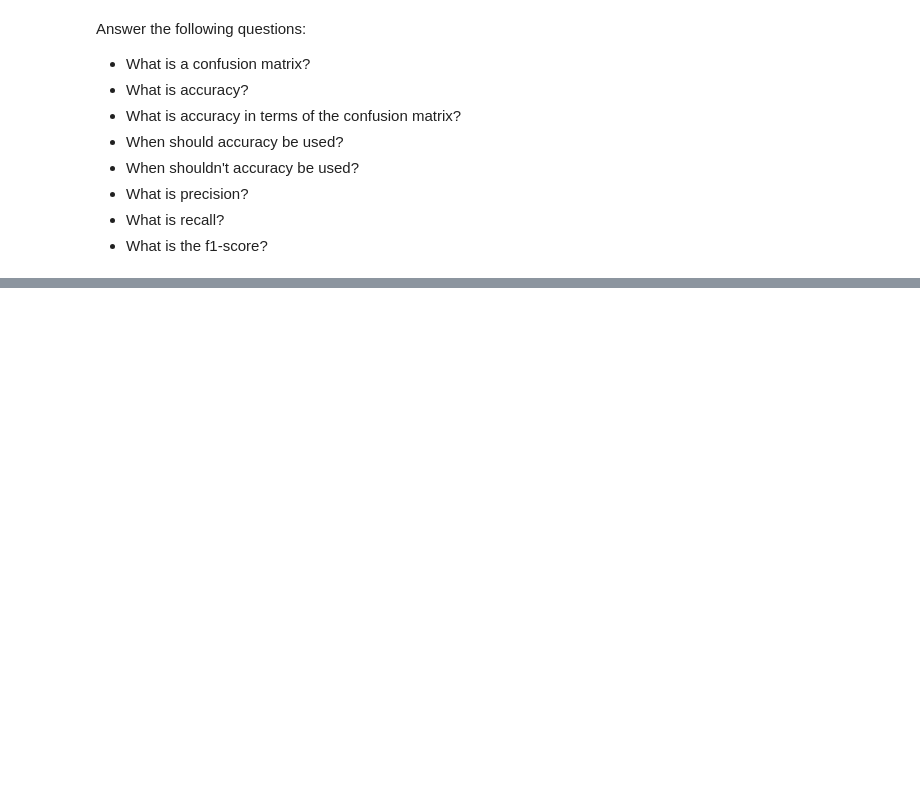
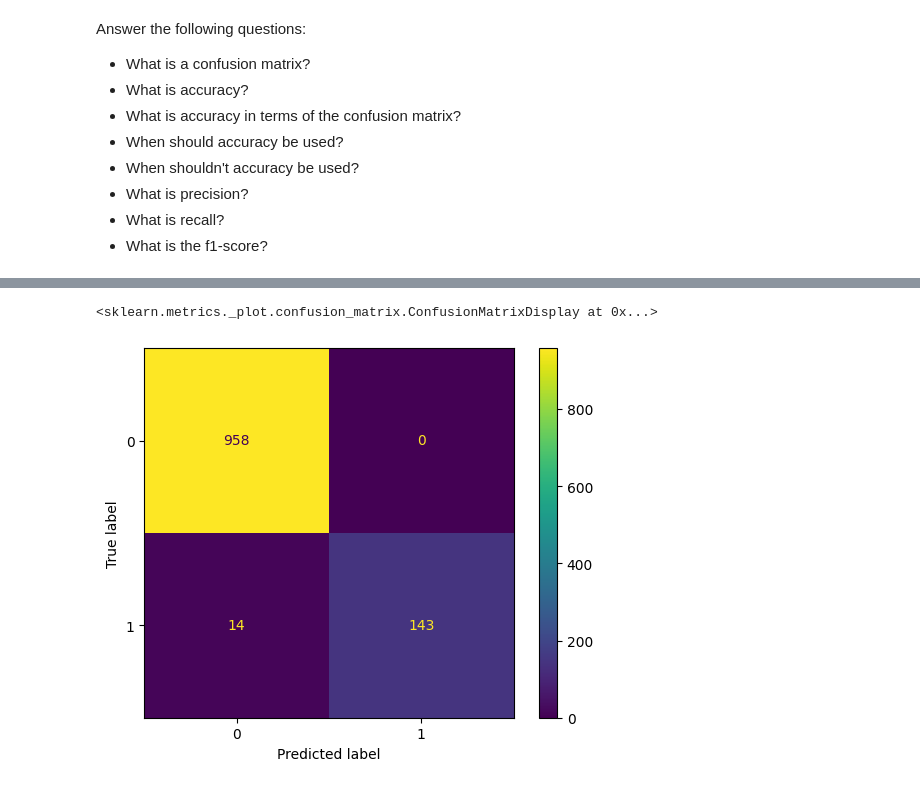
Before and after one commit to bili2002/ML_23-24, a Jupyter notebook: Week_06 - Classification. SVM/solution_svm.ipynb, the cells around one changed output, grey strips where cells are left out. Cells and saved outputs as stored; diff of their text form; code cells hidden in the pictures; blank space fills up the shorter version.

```diff
--- a/Week_06 - Classification. SVM/solutions_partial_svm.ipynb
+++ b/Week_06 - Classification. SVM/solution_svm.ipynb
@@ -482,0 +453,13 @@ weighted avg       0.95      0.94      0.94      1115
+# %%
+model = KNeighborsClassifier()
+model.fit(X_train, y_train)
+y_pred = model.predict(X_test.to_numpy())
+print(classification_report(y_test, y_pred))
+df_results = pd.concat([df_results, pd.DataFrame({
+    'experiment': ['knn'],
+    'accuracy': [accuracy_score(y_test, y_pred)],
+    'precision': [precision_score(y_test, y_pred)],
+    'recall': [recall_score(y_test, y_pred)],
+    'f1-score': [f1_score(y_test, y_pred)]
+})], ignore_index=True)
+df_results
@@ -507,0 +481,13 @@ Please also refer to the documentation for alternative solver options:
+# %%
+model = LogisticRegression()
+model.fit(X_train, y_train)
+y_pred = model.predict(X_test)
+print(classification_report(y_test, y_pred))
+df_results = pd.concat([df_results, pd.DataFrame({
+    'experiment': ['log_reg'],
+    'accuracy': [accuracy_score(y_test, y_pred)],
+    'precision': [precision_score(y_test, y_pred)],
+    'recall': [recall_score(y_test, y_pred)],
+    'f1-score': [f1_score(y_test, y_pred)]
+})], ignore_index=True)
+df_results
@@ -516,0 +517,3 @@ SVC()
+# %%
+model = SVC()
+model.fit(X_train, y_train)
@@ -584,0 +534,3 @@ Precision and Recall can hardly be maximized together.
+# %%
+y_pred = model.predict(X_test)
+y_pred
@@ -584,0 +566,7 @@ Precision and Recall can hardly be maximized together.
+# %%
+cm = confusion_matrix(y_test,y_pred)
+disp = ConfusionMatrixDisplay(cm)
+disp.plot()
+# %% [output]
+<sklearn.metrics._plot.confusion_matrix.ConfusionMatrixDisplay at 0x...>
+[figure, added]
```
Also changed, not shown: parts of 46 cells of this notebook.
